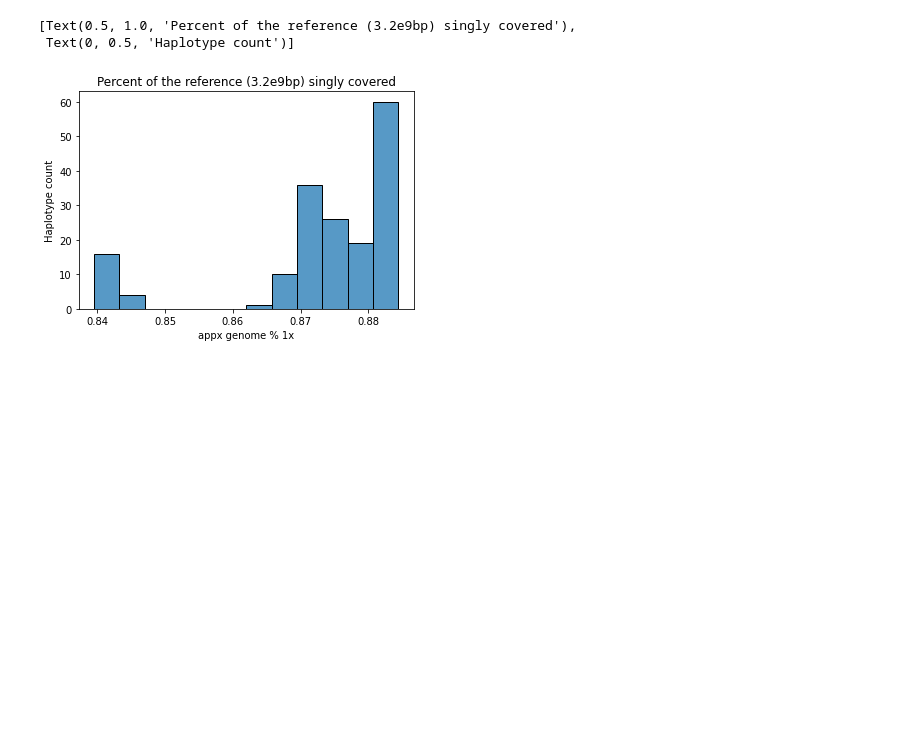
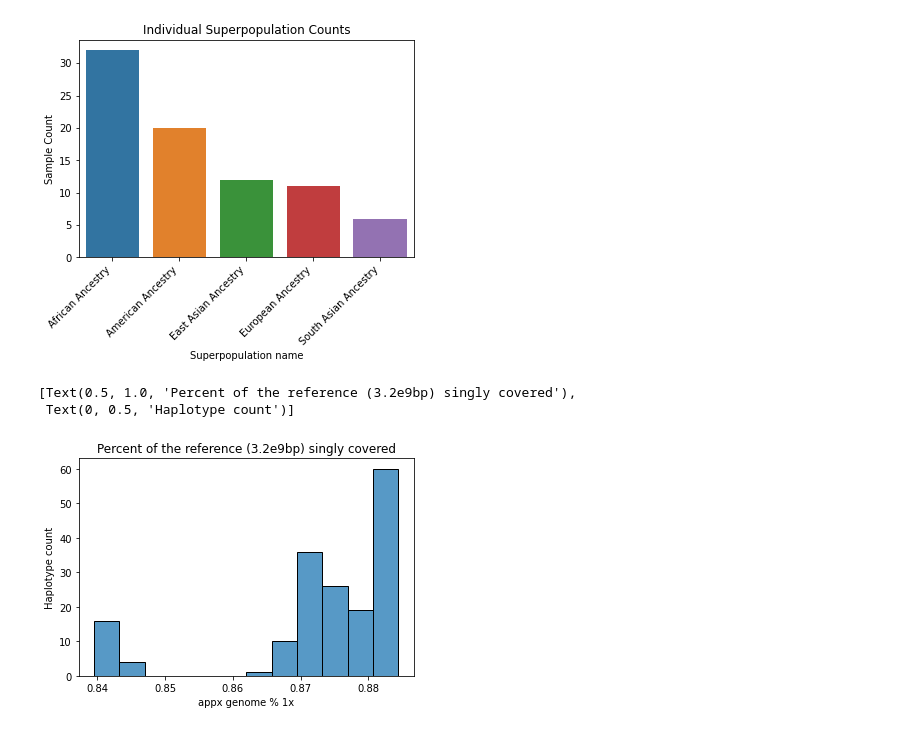
Before and after one commit to ACEnglish/adotto, a Jupyter notebook: variant_calling/notebooks/HapotypeCoverage.ipynb, the cells around one changed output. Drawn from its saved outputs; the diff is of its cells as text; code cells hidden in the pictures; blank space fills up the shorter version.

```diff
--- a/variant_calling/notebooks/HapotypeCoverage.ipynb
+++ b/variant_calling/notebooks/HapotypeCoverage.ipynb
@@ -29,3 +43,10 @@ print(len(data['sample'].unique()), 'individuals')
+# %%
+view = meta.groupby("Superpopulation name").size().to_frame("Sample Count")
+p = sb.barplot(data=view.reset_index(), x="Superpopulation name", y="Sample Count")
+p.set_title("Individual Superpopulation Counts")
+hide = plt.xticks(rotation=45, ha='right')
+# %% [output]
+[figure, added]
 # %%
 p = sb.histplot(data=data, x="appx genome % 1x")
 p.set(title="Percent of the reference (3.2e9bp) singly covered", ylabel="Haplotype count")
```
Also changed, not shown: parts of 32 cells of this notebook, 2 other files.
